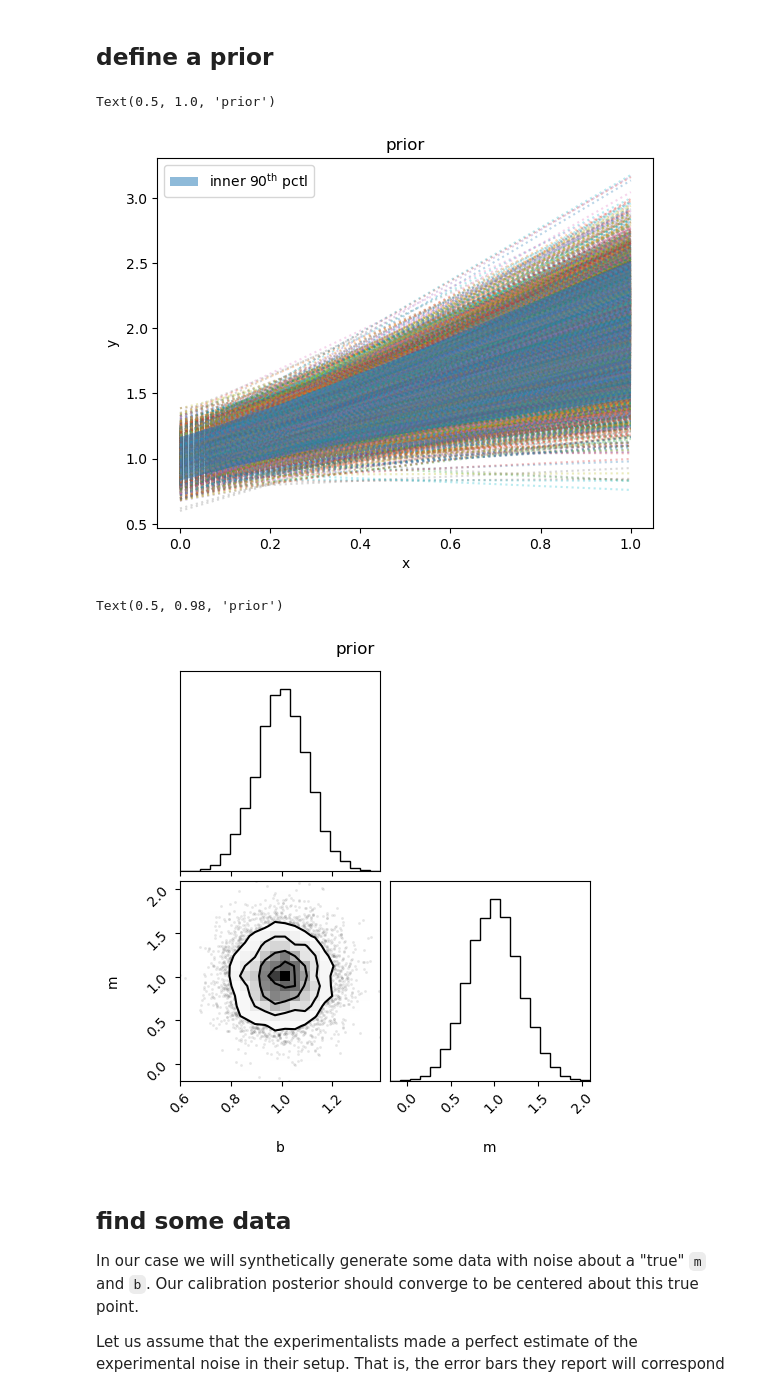
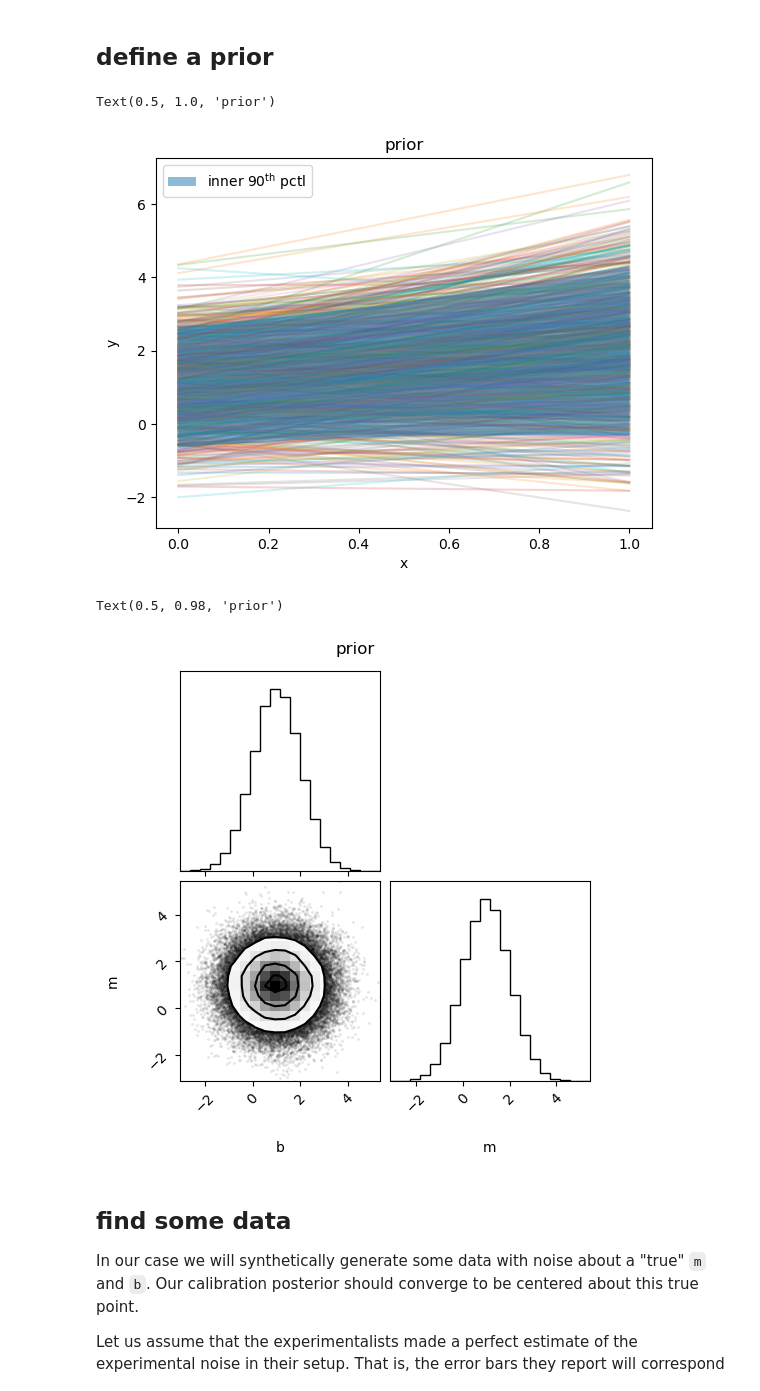
Before and after one commit to beykyle/rxmc, a Jupyter notebook: examples/linear_calibration_demo.ipynb, the cells around one changed output. Drawn from its saved outputs; the diff is of its cells as text; code cells hidden in the pictures.

```diff
--- a/examples/linear_calibration_demo.ipynb
+++ b/examples/linear_calibration_demo.ipynb
@@ -14,7 +38,7 @@ from scipy import stats
 # %%
 params = [
-    rxmc.params.Parameter("b", float, "[y-units]"),
-    rxmc.params.Parameter("m", float, "[no-units]"),
+    rxmc.params.Parameter("b", float, "y-units"),
+    rxmc.params.Parameter("m", float, "no-units"),
 ]
 # %% [markdown]
 ## make the model
@@ -37,15 +81,15 @@ prior_mean = OrderedDict(
 )
 prior_std_dev = OrderedDict(
     [
-        ("m", 0.1),
-        ("b", 0.3),
+        ("m", 1),
+        ("b", 1),
     ]
 )
 # %%
 covariance = np.diag(list(prior_std_dev.values())) ** 2
 mean = np.array(list(prior_mean.values()))
 # %%
-n_prior_samples = 10000
+n_prior_samples = 100000
 prior_distribution = stats.multivariate_normal(mean, covariance)
 prior_samples = prior_distribution.rvs(size=n_prior_samples)
 # %%
@@ -58,22 +102,24 @@ upper, lower = np.percentile(y, [5, 95],  axis=0)
 # %%
-for i in range(n_prior_samples):
-   plt.plot(my_model.x, y[i, :],":", zorder=1, alpha=0.3)
-    #pass
+for i in np.random.choice(n_prior_samples, 1000):
+    plt.plot(my_model.x, y[i, :], zorder=1, alpha=0.2)
+    # pass
 
-plt.fill_between(my_model.x, lower, upper, alpha=0.5, zorder=2, label=r"inner 90$^\text{th}$ pctl")
+plt.fill_between(
+    my_model.x, lower, upper, alpha=0.5, zorder=2, label=r"inner 90$^\text{th}$ pctl"
+)
 plt.xlabel("x")
 plt.ylabel("y")
 plt.legend()
 plt.title("prior")
 # %% [output]
 Text(0.5, 1.0, 'prior')
-[figure, old version]
+[figure, new version]
 # %%
 fig = corner.corner(prior_samples, labels=[p.name for p in params])
 fig.suptitle("prior")
 # %% [output]
 Text(0.5, 0.98, 'prior')
-[figure, old version]
+[figure, new version]
 # %% [markdown]
 ## find some data
 In our case we will synthetically generate some data with noise about a "true" `m` and `b`. Our calibration posterior should converge to be centered about this true point.
```
Also changed, not shown: parts of 26 cells of this notebook, 2 other files.
